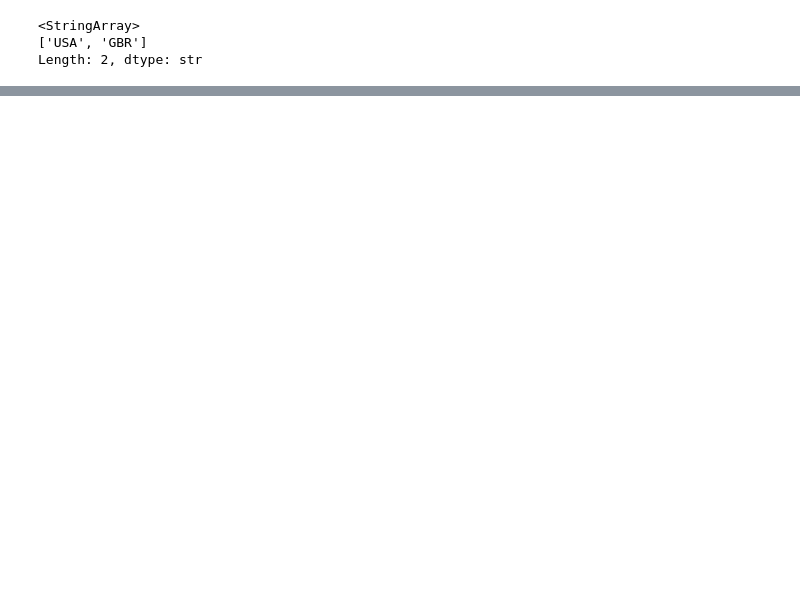
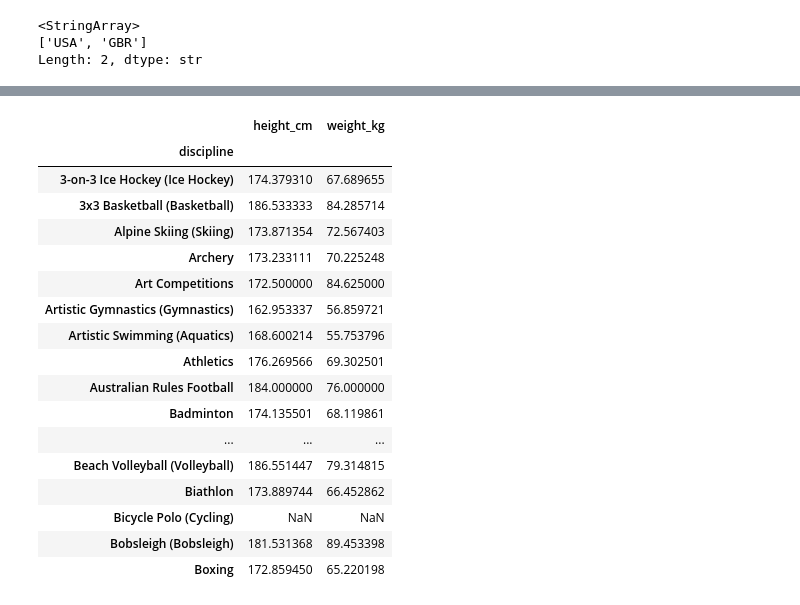
Before and after one commit to P-Pavan-teja/complete-pandas-tutorial, a Jupyter notebook: my_work/bios.ipynb, the cells around one changed output, grey strips where cells are left out. Cells and saved outputs as stored; diff of their text form; code cells hidden in the pictures; blank space fills up the shorter version.

```diff
--- a/my_work/bios.ipynb
+++ b/my_work/bios.ipynb
@@ -131,0 +212,21 @@ Length: 2, dtype: str
+# %%
+bio_res.groupby(['discipline']).agg({'height_cm':'mean','weight_kg':'mean'}).head(20)
+# %% [output]
+|  | height_cm | weight_kg |
+| discipline |  |  |
+| 3-on-3 Ice Hockey (Ice Hockey) | 174.379310 | 67.689655 |
+| 3x3 Basketball (Basketball) | 186.533333 | 84.285714 |
+| Alpine Skiing (Skiing) | 173.871354 | 72.567403 |
+| Archery | 173.233111 | 70.225248 |
+| Art Competitions | 172.500000 | 84.625000 |
+| Artistic Gymnastics (Gymnastics) | 162.953337 | 56.859721 |
+| Artistic Swimming (Aquatics) | 168.600214 | 55.753796 |
+| Athletics | 176.269566 | 69.302501 |
+| Australian Rules Football | 184.000000 | 76.000000 |
+| Badminton | 174.135501 | 68.119861 |
+| ... | ... | ... |
+| Beach Volleyball (Volleyball) | 186.551447 | 79.314815 |
+| Biathlon | 173.889744 | 66.452862 |
+| Bicycle Polo (Cycling) | NaN | NaN |
+| Bobsleigh (Bobsleigh) | 181.531368 | 89.453398 |
+| Boxing | 172.859450 | 65.220198 |
```
Also changed, not shown: parts of 9 cells of this notebook.
